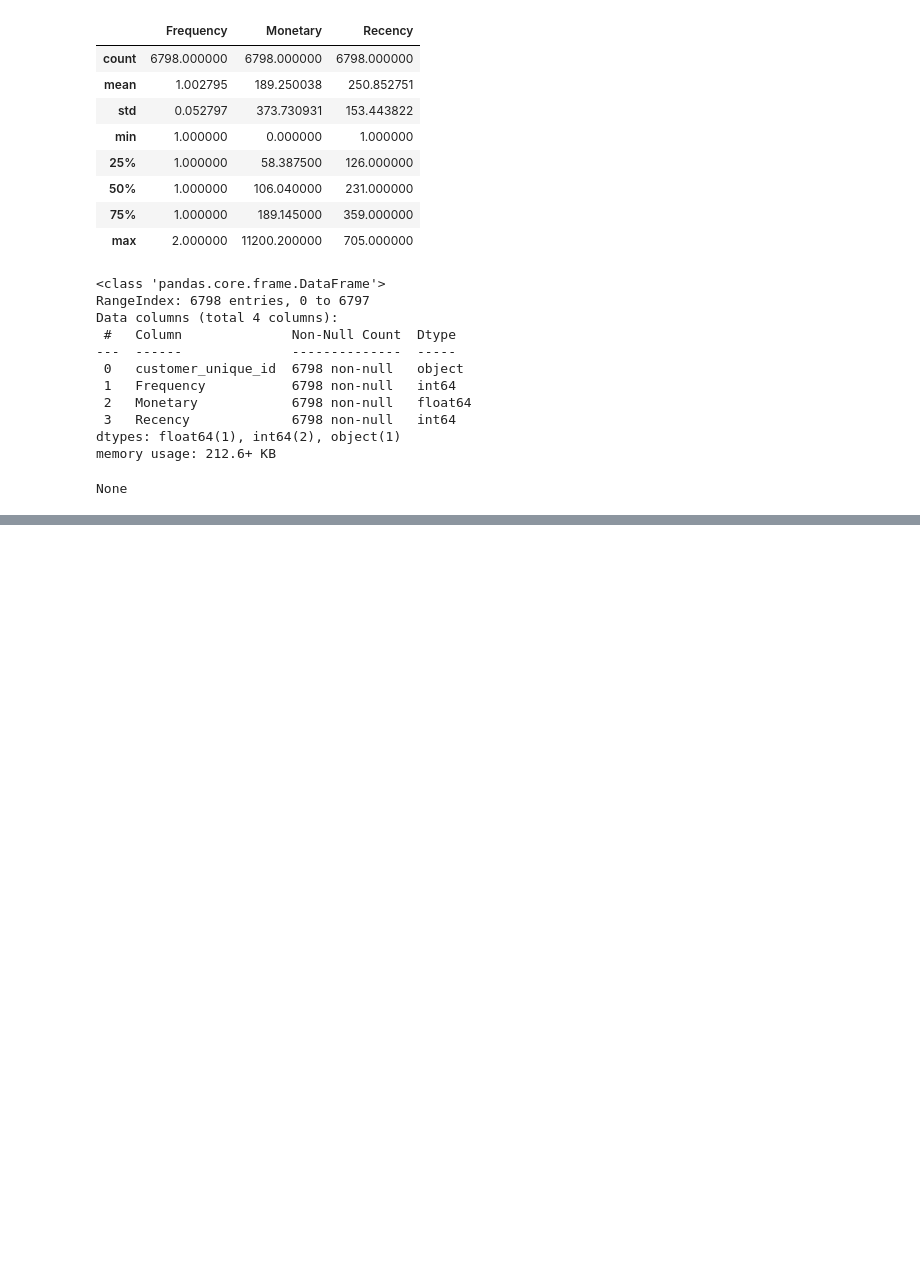
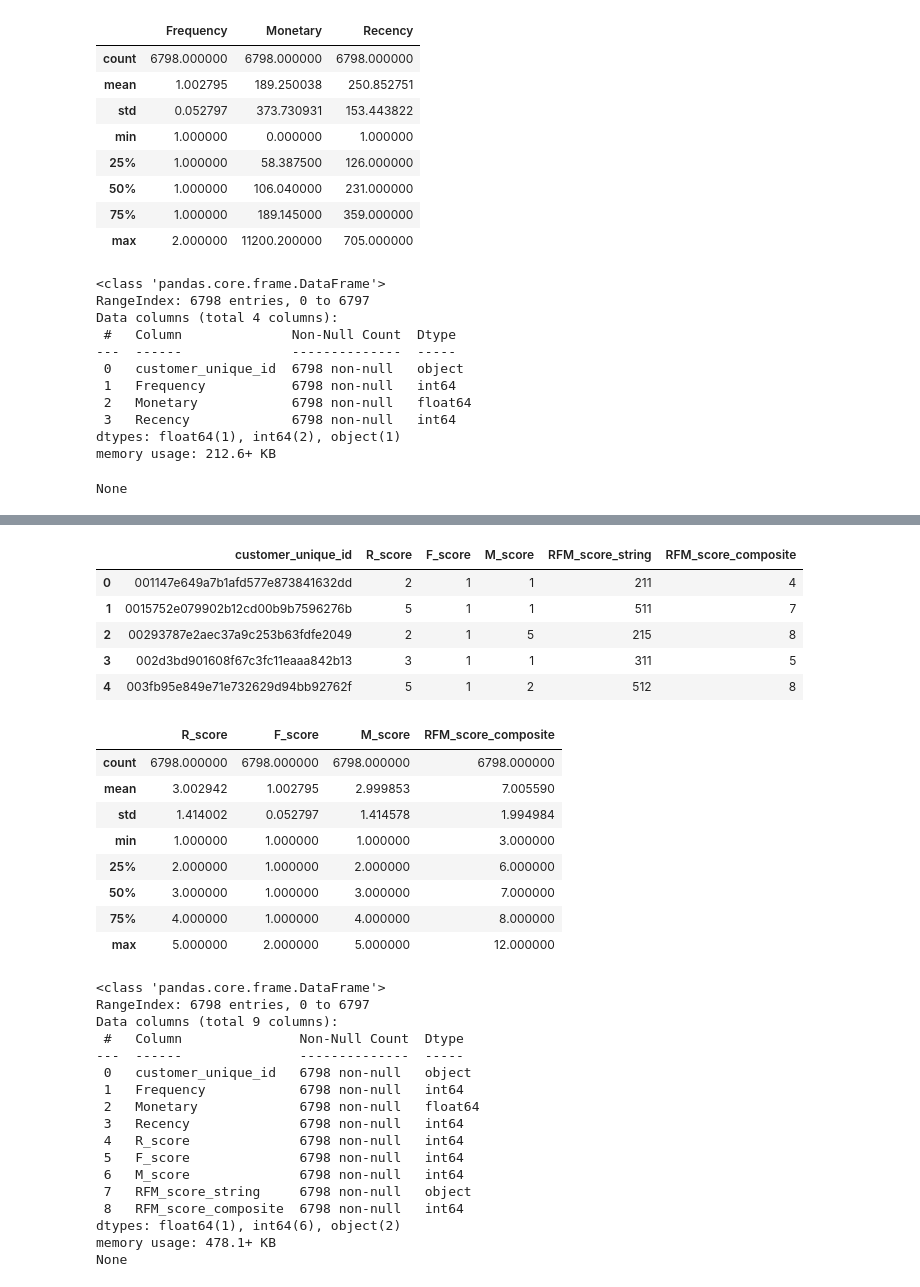
Before and after one commit to RizkiRdm/Olist-E-commerce-Performance-Analysis, a Jupyter notebook: notebooks/feature_engineering.ipynb, the cells around one changed output, grey strips where cells are left out. Cells and saved outputs as stored; diff of their text form; code cells hidden in the pictures; blank space fills up the shorter version.

```diff
--- a/notebooks/feature_engineering.ipynb
+++ b/notebooks/feature_engineering.ipynb
@@ -430,0 +595,15 @@ None
+# %%
+# combine RFM score
+
+customer_rfm_final_df["RFM_score_string"] = (
+    customer_rfm_final_df["R_score"].astype(int).astype(str)
+    + customer_rfm_final_df["F_score"].astype(int).astype(str)
+    + customer_rfm_final_df["M_score"].astype(int).astype(str)
+)
+
+# make RFM score composite
+customer_rfm_final_df["RFM_score_composite"] = (
+    customer_rfm_final_df["R_score"]
+    + customer_rfm_final_df["F_score"]
+    + customer_rfm_final_df["M_score"]
+)
@@ -430,0 +623,59 @@ None
+# %%
+display(
+    customer_rfm_final_df[
+        [
+            "customer_unique_id",
+            "R_score",
+            "F_score",
+            "M_score",
+            "RFM_score_string",
+            "RFM_score_composite",
+        ]
+    ].head()
+)
+display(
+    customer_rfm_final_df[
+        [
+            "customer_unique_id",
+            "R_score",
+            "F_score",
+            "M_score",
+            "RFM_score_string",
+            "RFM_score_composite",
+        ]
+    ].describe()
+)
+print(customer_rfm_final_df.info())
+# %% [output]
+|  | customer_unique_id | R_score | F_score | M_score | RFM_score_string | RFM_score_composite |
+| 0 | 001147e649a7b1afd577e873841632dd | 2 | 1 | 1 | 211 | 4 |
+| 1 | 0015752e079902b12cd00b9b7596276b | 5 | 1 | 1 | 511 | 7 |
+| 2 | 00293787e2aec37a9c253b63fdfe2049 | 2 | 1 | 5 | 215 | 8 |
+| 3 | 002d3bd901608f67c3fc11eaaa842b13 | 3 | 1 | 1 | 311 | 5 |
+| 4 | 003fb95e849e71e732629d94bb92762f | 5 | 1 | 2 | 512 | 8 |
+|  | R_score | F_score | M_score | RFM_score_composite |
+| count | 6798.000000 | 6798.000000 | 6798.000000 | 6798.000000 |
+| mean | 3.002942 | 1.002795 | 2.999853 | 7.005590 |
+| std | 1.414002 | 0.052797 | 1.414578 | 1.994984 |
+| min | 1.000000 | 1.000000 | 1.000000 | 3.000000 |
+| 25% | 2.000000 | 1.000000 | 2.000000 | 6.000000 |
+| 50% | 3.000000 | 1.000000 | 3.000000 | 7.000000 |
+| 75% | 4.000000 | 1.000000 | 4.000000 | 8.000000 |
+| max | 5.000000 | 2.000000 | 5.000000 | 12.000000 |
+<class 'pandas.core.frame.DataFrame'>
+RangeIndex: 6798 entries, 0 to 6797
+Data columns (total 9 columns):
+ #   Column               Non-Null Count  Dtype
+---  ------               --------------  -----
+ 0   customer_unique_id   6798 non-null   object
+ 1   Frequency            6798 non-null   int64
+ 2   Monetary             6798 non-null   float64
+ 3   Recency              6798 non-null   int64
+ 4   R_score              6798 non-null   int64
+ 5   F_score              6798 non-null   int64
+ 6   M_score              6798 non-null   int64
+ 7   RFM_score_string     6798 non-null   object
+ 8   RFM_score_composite  6798 non-null   int64
+dtypes: float64(1), int64(6), object(2)
+memory usage: 478.1+ KB
+None
```
Also changed, not shown: parts of 10 cells of this notebook.
